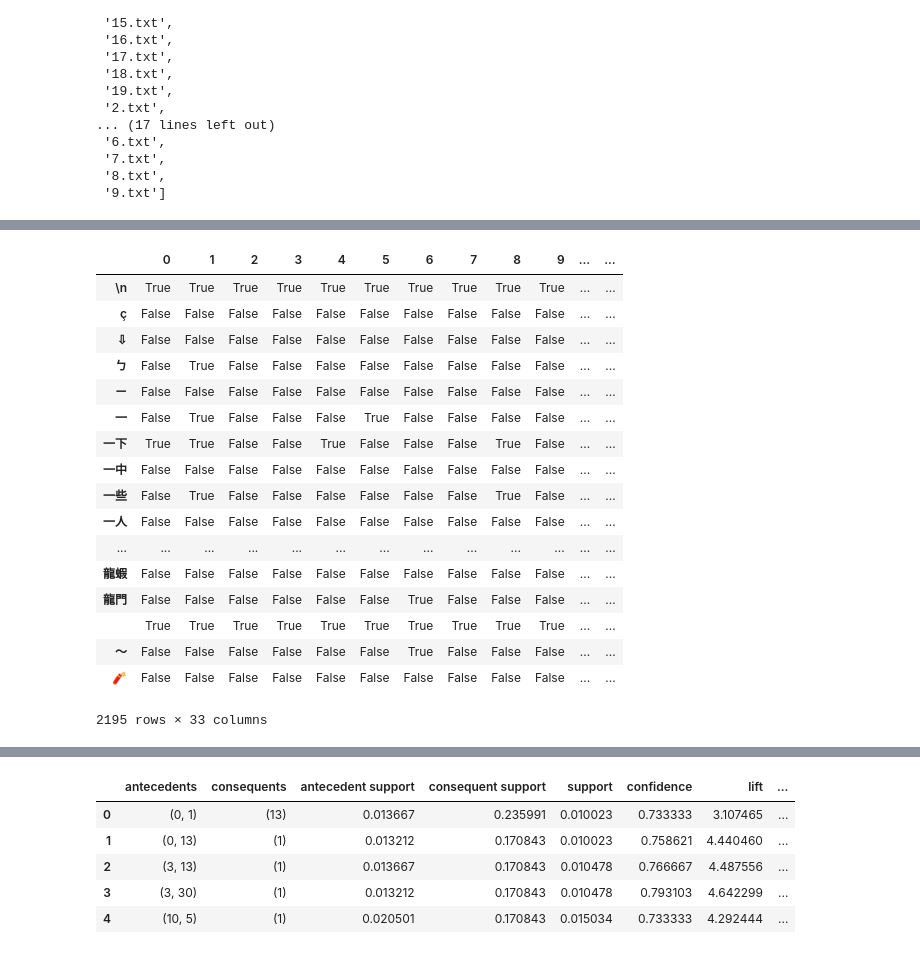
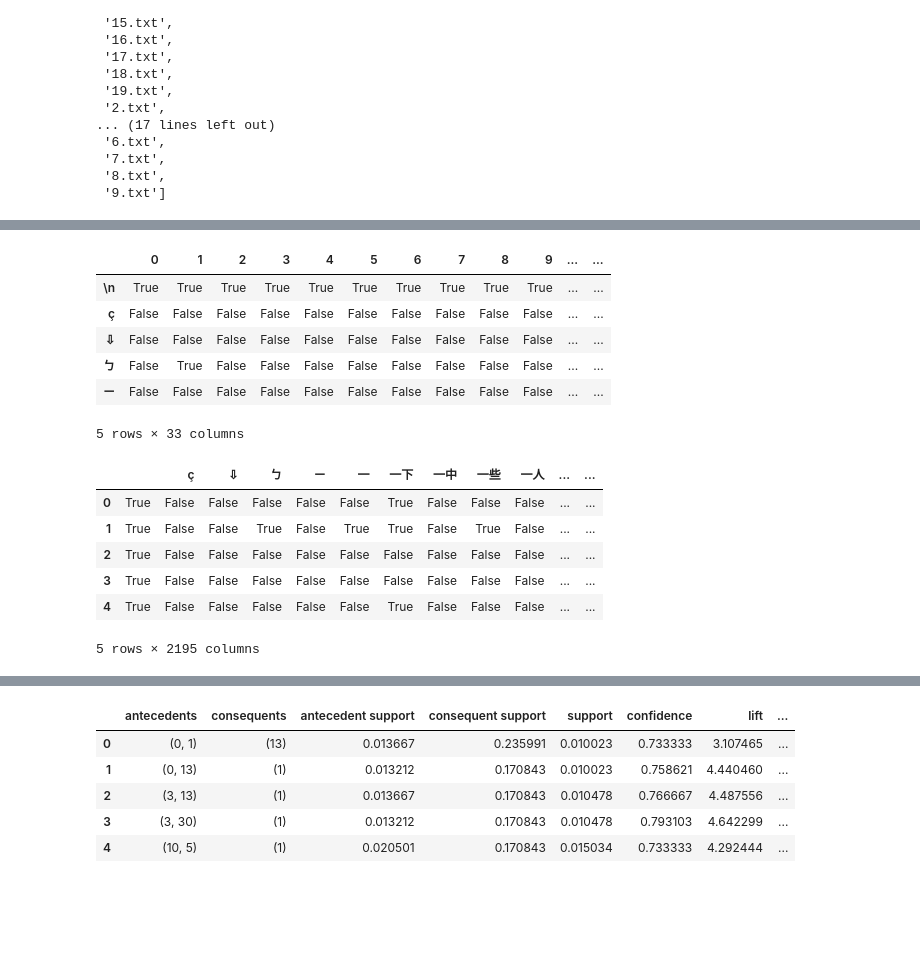
Before and after one commit to a19990506/Hello-World, a Jupyter notebook: Day3/test.ipynb, the cells around one changed output, grey strips where cells are left out. Drawn from its saved outputs; the diff is of its cells as text; code cells hidden in the pictures; blank space fills up the shorter version.

```diff
--- a/Day3/test.ipynb
+++ b/Day3/test.ipynb
@@ -76,33 +80,32 @@ for i in range(len(cut)):
 # %%
 
 import pandas as pd
 from mlxtend.preprocessing import TransactionEncoder
 from mlxtend.frequent_patterns import apriori
 from mlxtend.frequent_patterns import association_rules
 te = TransactionEncoder()
 te_ary = te.fit(cut).transform(cut)
 df = pd.DataFrame(te_ary, columns=te.columns_)
 graph = df.T
-graph
+graph.head()
 # %% [output]
 |  | 0 | 1 | 2 | 3 | 4 | 5 | 6 | 7 | 8 | 9 | ... | ... |
 | \n | True | True | True | True | True | True | True | True | True | True | ... | ... |
 | ç | False | False | False | False | False | False | False | False | False | False | ... | ... |
 | ⇩ | False | False | False | False | False | False | False | False | False | False | ... | ... |
 | ㄅ | False | True | False | False | False | False | False | False | False | False | ... | ... |
 | ㄧ | False | False | False | False | False | False | False | False | False | False | ... | ... |
-| 一 | False | True | False | False | False | True | False | False | False | False | ... | ... |
-| 一下 | True | True | False | False | True | False | False | False | True | False | ... | ... |
-| 一中 | False | False | False | False | False | False | False | False | False | False | ... | ... |
-| 一些 | False | True | False | False | False | False | False | False | True | False | ... | ... |
-| 一人 | False | False | False | False | False | False | False | False | False | False | ... | ... |
-| ... | ... | ... | ... | ... | ... | ... | ... | ... | ... | ... | ... | ... |
-| 龍蝦 | False | False | False | False | False | False | False | False | False | False | ... | ... |
-| 龍門 | False | False | False | False | False | False | True | False | False | False | ... | ... |
-| ﻿ | True | True | True | True | True | True | True | True | True | True | ... | ... |
-| ～ | False | False | False | False | False | False | True | False | False | False | ... | ... |
-| 🧨 | False | False | False | False | False | False | False | False | False | False | ... | ... |
-2195 rows × 33 columns
+5 rows × 33 columns
+# %%
+df.head()
+# %% [output]
+|  |  | ç | ⇩ | ㄅ | ㄧ | 一 | 一下 | 一中 | 一些 | 一人 | ... | ... |
+| 0 | True | False | False | False | False | False | True | False | False | False | ... | ... |
+| 1 | True | False | False | True | False | True | True | False | True | False | ... | ... |
+| 2 | True | False | False | False | False | False | False | False | False | False | ... | ... |
+| 3 | True | False | False | False | False | False | False | False | False | False | ... | ... |
+| 4 | True | False | False | False | False | False | True | False | False | False | ... | ... |
+5 rows × 2195 columns
 # %%
 minsup=0.01
 result = apriori(graph, min_support = minsup)
```
Also changed, not shown: parts of 2 cells of this notebook.
